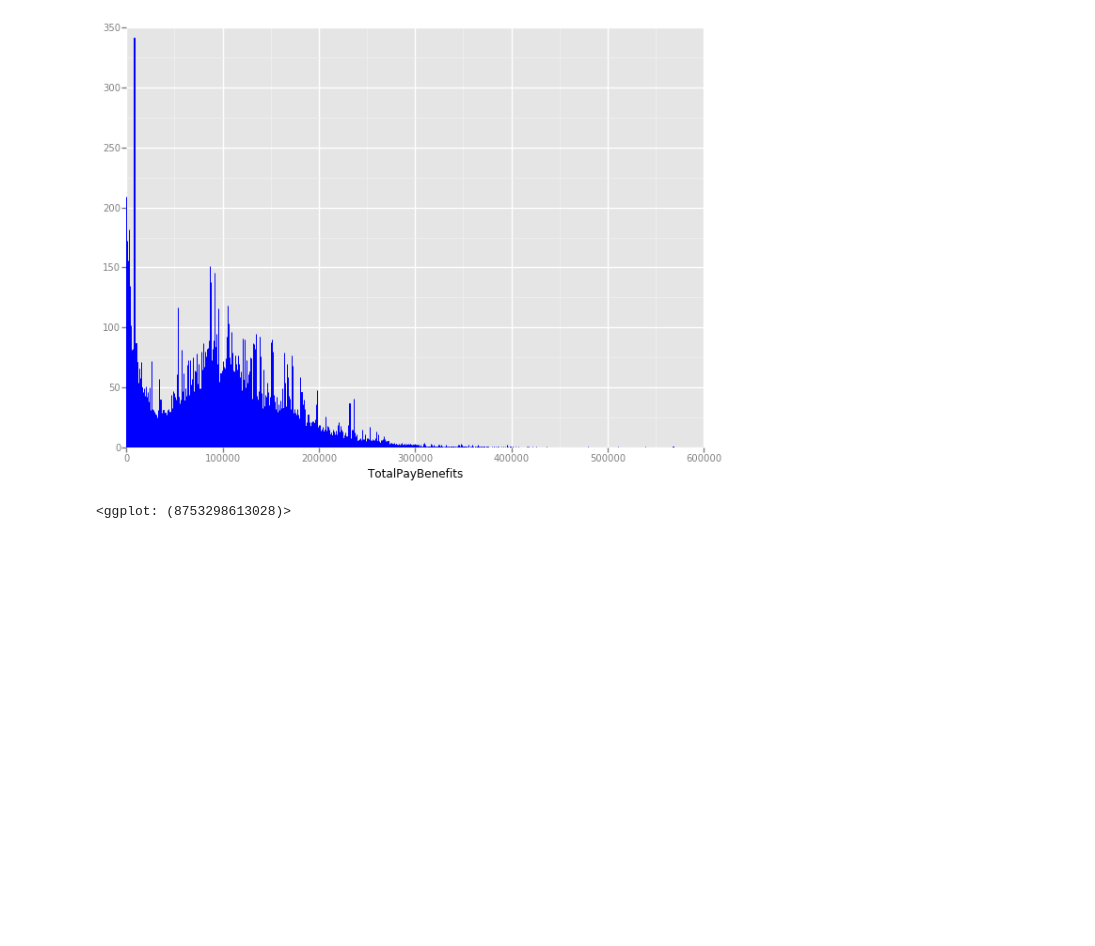
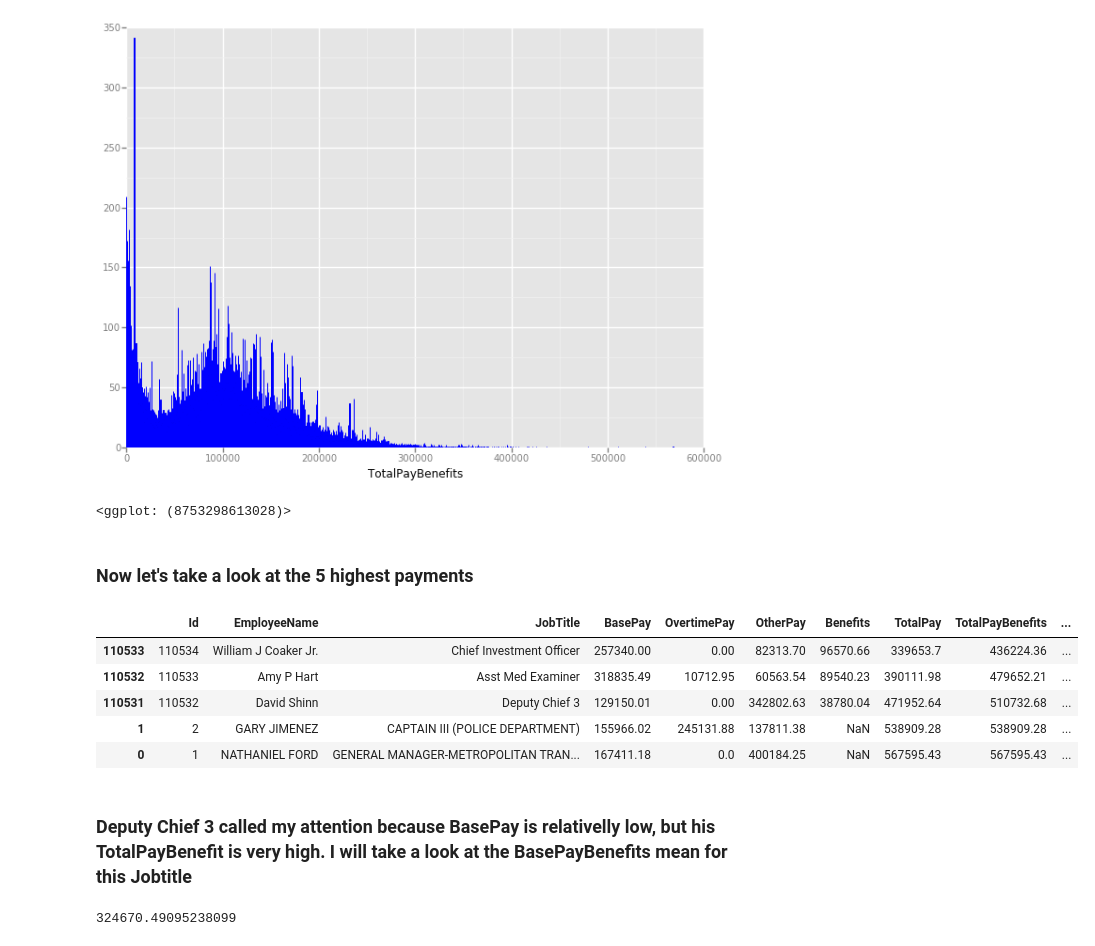
Before and after one commit to guilhermemarson/sf-salaries, a Jupyter notebook: Exploratory Analysis.ipynb, the cells around one changed output. Saved outputs shown, nothing was run; the diff lists cells and outputs as text; code cells hidden in the pictures; blank space fills up the shorter version.

```diff
--- a/Exploratory Analysis.ipynb
+++ b/Exploratory Analysis.ipynb
@@ -661,3 +661,20 @@ ggplot(salaries, aes(x='TotalPayBenefits')) + geom_histogram(binwidth=50, colour
 # %% [output]
 [figure]
 <ggplot: (8753298613028)>
+# %% [markdown]
+### Now let's take a look at the 5 highest payments
+# %%
+salaries.sort_values('TotalPayBenefits').tail(5)
+# %% [output]
+|  | Id | EmployeeName | JobTitle | BasePay | OvertimePay | OtherPay | Benefits | TotalPay | TotalPayBenefits | ... |
+| 110533 | 110534 | William J Coaker Jr. | Chief Investment Officer | 257340.00 | 0.00 | 82313.70 | 96570.66 | 339653.7 | 436224.36 | ... |
+| 110532 | 110533 | Amy P Hart | Asst Med Examiner | 318835.49 | 10712.95 | 60563.54 | 89540.23 | 390111.98 | 479652.21 | ... |
+| 110531 | 110532 | David Shinn | Deputy Chief 3 | 129150.01 | 0.00 | 342802.63 | 38780.04 | 471952.64 | 510732.68 | ... |
+| 1 | 2 | GARY JIMENEZ | CAPTAIN III (POLICE DEPARTMENT) | 155966.02 | 245131.88 | 137811.38 | NaN | 538909.28 | 538909.28 | ... |
+| 0 | 1 | NATHANIEL FORD | GENERAL MANAGER-METROPOLITAN TRAN... | 167411.18 | 0.0 | 400184.25 | NaN | 567595.43 | 567595.43 | ... |
+# %% [markdown]
+### Deputy Chief 3 called my attention because BasePay is relativelly low, but his TotalPayBenefit is very high. I will take a look at the BasePayBenefits mean for this Jobtitle
+# %%
+salaries.ix[salaries.JobTitle=='Deputy Chief 3', 'TotalPayBenefits'].mean()
+# %% [output]
+324670.49095238099
```
Also changed, not shown: parts of 19 cells of this notebook.
